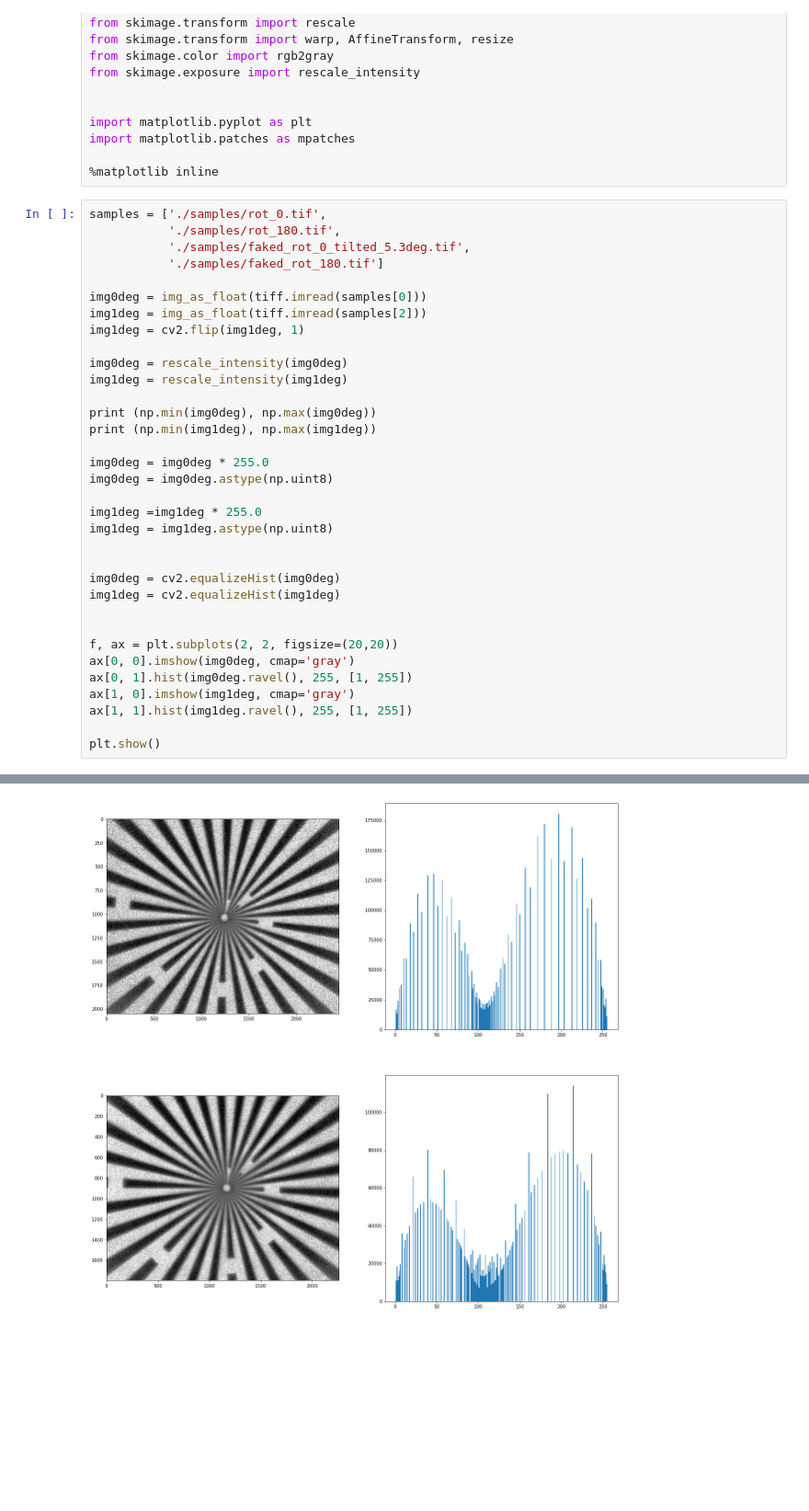
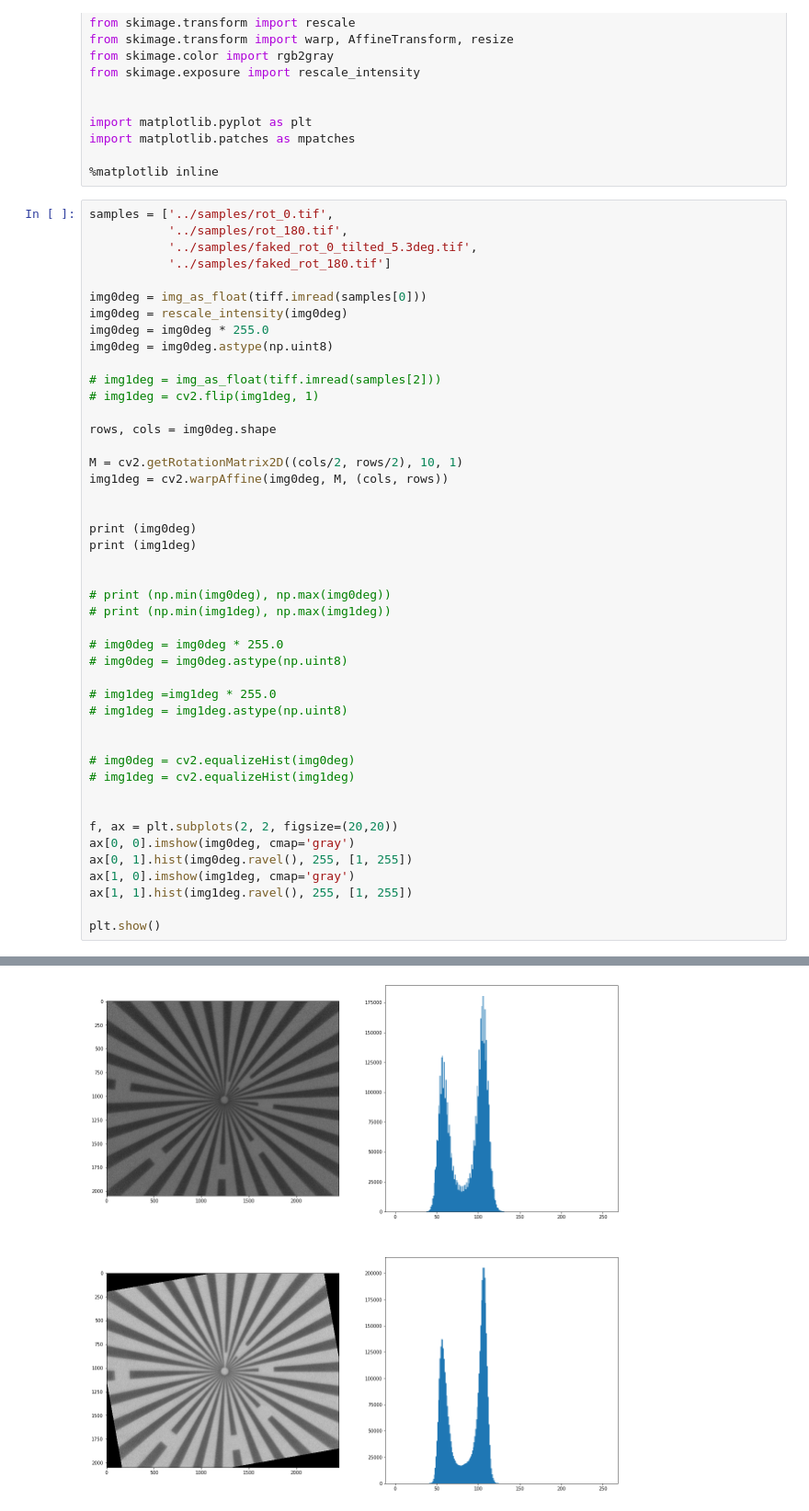
Before and after one commit to iamfaisalkhan/XImageRegistration, a Jupyter notebook: ECC Approach/Alignment-ECC-3.ipynb, the cells around one changed output, grey strips where cells are left out. Shown at 92% size. Drawn from its saved outputs; the diff is of its cells as text; blank space fills up the shorter version.

Commit message:
Tested on a camera image

```diff
--- a/ECC Approach/Alignment-ECC-3.ipynb
+++ b/ECC Approach/Alignment-ECC-3.ipynb
@@ -21,30 +21,41 @@ import matplotlib.patches as mpatches
 
 %matplotlib inline
 # %%
-samples = ['./samples/rot_0.tif',
-           './samples/rot_180.tif',
-           './samples/faked_rot_0_tilted_5.3deg.tif',
-           './samples/faked_rot_180.tif']
+samples = ['../samples/rot_0.tif',
+           '../samples/rot_180.tif',
+           '../samples/faked_rot_0_tilted_5.3deg.tif',
+           '../samples/faked_rot_180.tif']
 
 img0deg = img_as_float(tiff.imread(samples[0]))
-img1deg = img_as_float(tiff.imread(samples[2]))
-img1deg = cv2.flip(img1deg, 1)
-
 img0deg = rescale_intensity(img0deg)
-img1deg = rescale_intensity(img1deg)
-
-print (np.min(img0deg), np.max(img0deg))
-print (np.min(img1deg), np.max(img1deg))
-
 img0deg = img0deg * 255.0
 img0deg = img0deg.astype(np.uint8)
 
-img1deg =img1deg * 255.0
-img1deg = img1deg.astype(np.uint8)
+# img1deg = img_as_float(tiff.imread(samples[2]))
+# img1deg = cv2.flip(img1deg, 1)
+
+rows, cols = img0deg.shape
+
+M = cv2.getRotationMatrix2D((cols/2, rows/2), 10, 1)
+img1deg = cv2.warpAffine(img0deg, M, (cols, rows))
 
 
-img0deg = cv2.equalizeHist(img0deg)
-img1deg = cv2.equalizeHist(img1deg)
+print (img0deg)
+print (img1deg)
+
+
+# print (np.min(img0deg), np.max(img0deg))
+# print (np.min(img1deg), np.max(img1deg))
+
+# img0deg = img0deg * 255.0
+# img0deg = img0deg.astype(np.uint8)
+
+# img1deg =img1deg * 255.0
+# img1deg = img1deg.astype(np.uint8)
+
+
+# img0deg = cv2.equalizeHist(img0deg)
+# img1deg = cv2.equalizeHist(img1deg)
 
 
 f, ax = plt.subplots(2, 2, figsize=(20,20))
@@ -60,4 +83,4 @@ plt.show()
-[figure, old version]
+[figure, new version]
 # %%
 def preProcess(image, rs=0.3):
     tmp = rescale(image, rs, mode='reflect')
```
Also changed, not shown: parts of 6 cells of this notebook, 6 other files.
